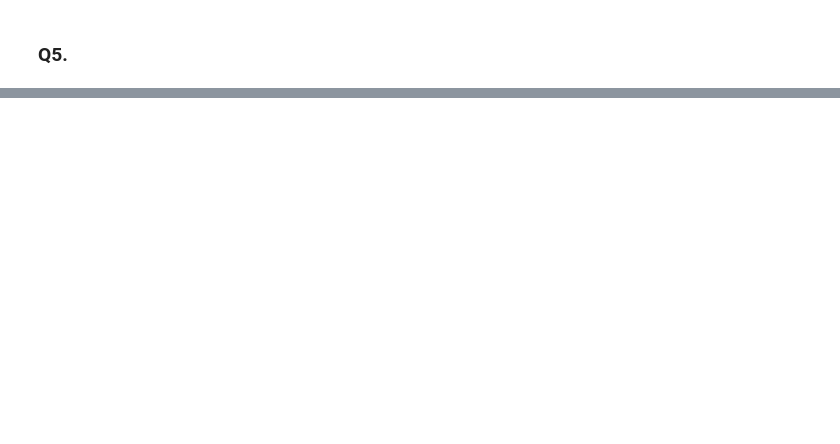
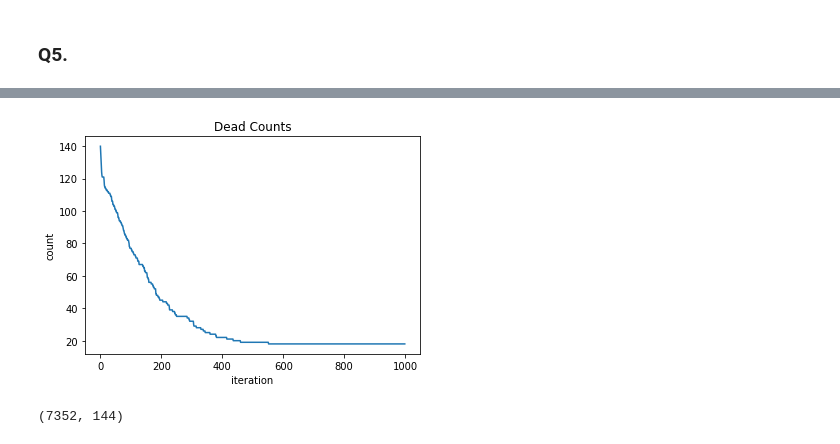
Before and after one commit to nahbos/AUT-Neural-Networks, a Jupyter notebook: HW03/HW03.ipynb, the cells around one changed output, grey strips where cells are left out. Saved outputs shown, nothing was run; the diff lists cells and outputs as text; code cells hidden in the pictures; blank space fills up the shorter version.

```diff
--- a/HW03/HW03.ipynb
+++ b/HW03/HW03.ipynb
@@ -559,0 +608,8 @@ Name: 7000, Length: 561, dtype: float64
+# %%
+plt.plot(deads)
+plt.title("Dead Counts")
+plt.xlabel("iteration")
+plt.ylabel("count")
+plt.show()
+# %% [output]
+[figure, added]
@@ -559,0 +640,4 @@ Name: 7000, Length: 561, dtype: float64
+# %%
+reduced_dim_x_train.shape
+# %% [output]
+(7352, 144)
```
Also changed, not shown: parts of 20 cells of this notebook.
